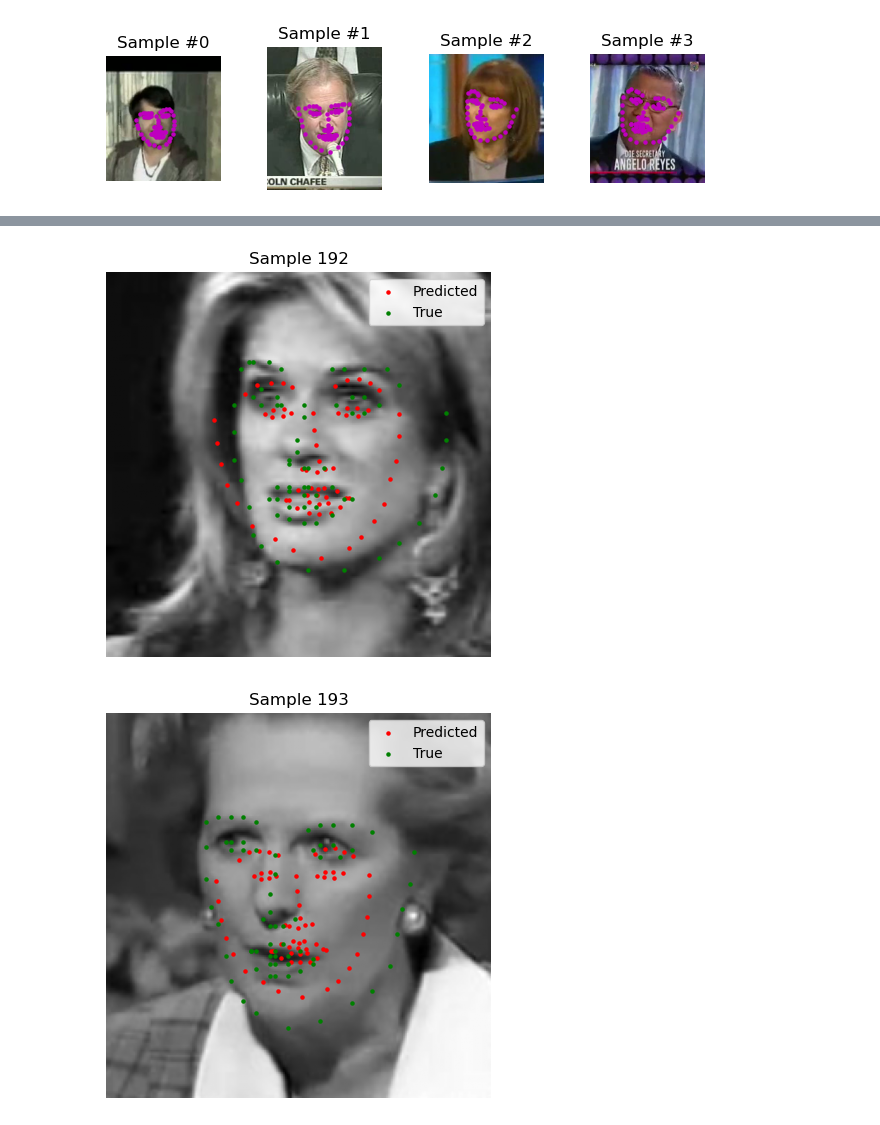
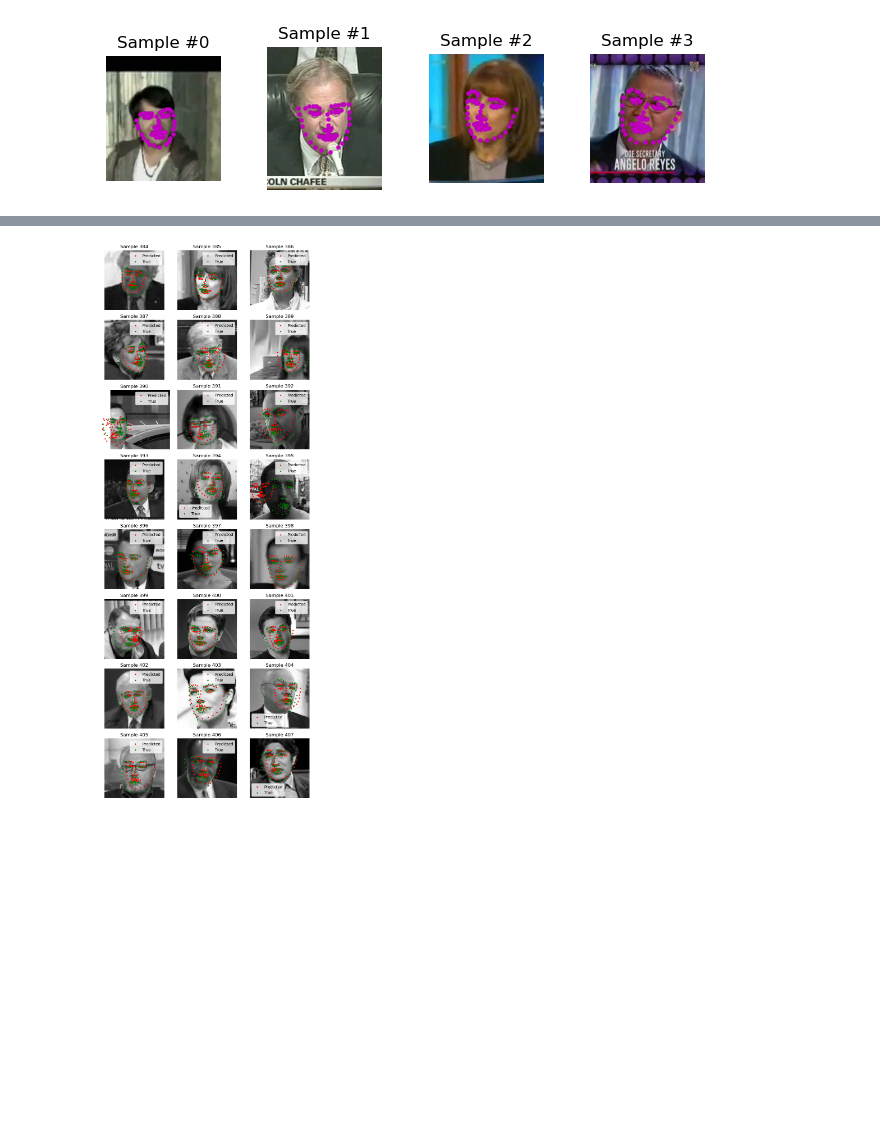
Before and after one commit to amoriqbal/FacialKeypointDetectionUdacity, a Jupyter notebook: resnet copy.ipynb, the cells around one changed output, grey strips where cells are left out. Cells and saved outputs as stored; diff of their text form; code cells hidden in the pictures; blank space fills up the shorter version.

Commit message:
test records | best facial model in resnet copy

```diff
--- a/resnet copy.ipynb
+++ b/resnet copy.ipynb
@@ -89,6 +89,6 @@ data_transform = v2.Compose([
 ])
 
 train_dataset = FacialKeypointsDataset(csv_file=train_metadata, transform=data_transform, dir=f'{root}/data/training/')
-test_dataset = FacialKeypointsDataset(csv_file=train_metadata, transform=data_transform, dir=f'{root}/data/test/')
-train_loader = DataLoader(train_dataset, batch_size=64, shuffle=True, num_workers=0)
-test_loader = DataLoader(test_dataset, batch_size=64, shuffle=False, num_workers=0)
+test_dataset = FacialKeypointsDataset(csv_file=test_metadata, transform=data_transform, dir=f'{root}/data/test/')
+train_loader = DataLoader(train_dataset, batch_size=128, shuffle=True, num_workers=0)
+test_loader = DataLoader(test_dataset, batch_size=128, shuffle=False, num_workers=0)
@@ -161,7 +160,7 @@ class L4Loss(nn.Module):
         return torch.mean((pred - target) ** 4)
 # %%
 optimizer = optim.AdamW(net.parameters(), lr=0.001)
-criterion = nn.L4Loss()
+criterion = nn.MSELoss()
 # %%
 def train_model(net, train_loader, criterion, optimizer, num_epochs=10):
     net.train()
@@ -181,6 +180,6 @@ def train_model(net, train_loader, criterion, optimizer, num_epochs=10):
         epoch_loss = running_loss / len(train_loader.dataset)
         print(f'Epoch {epoch+1}/{num_epochs}, Loss: {epoch_loss:.4f}')
 # %%
-epochs = 10
+epochs = 20
 train_model(net, train_loader, criterion, optimizer, num_epochs=epochs)
 # %% [output]
@@ -210,8 +209,9 @@ def visualize_output(net, data_loader):
         keypoints = sample['keypoints'].view(-1, 136).float()
         outputs = net(images)
         outputs = outputs.cpu().numpy()
-        for j in range(min(4, images.size(0))):
-            plt.figure(figsize=(5, 5))
+        plt.subplots(8, 3, figsize=(8, 20))
+        for j in range(min(24, images.size(0))):
+            plt.subplot(8, 3, j + 1)
             plt.imshow(sample['image'][j].cpu().numpy().squeeze(), cmap='gray')
             pred_keypts_x = outputs[j][0::2] * 42.7988386 + 98.49069732
             pred_keypts_y = outputs[j][1::2] * 42.71434865 + 110.45427668
@@ -222,9 +222,9 @@ def visualize_output(net, data_loader):
             plt.legend()
             plt.title(f'Sample {i*data_loader.batch_size + j}')
             plt.axis('off')
-            plt.show()
+    plt.tight_layout()
+    plt.show()
 # %%
-visualize_output(net, train_loader)
+visualize_output(net, test_loader)
 # %% [output]
-[figure, old version]
+[figure, new version]
-[figure, removed]
```
Also changed, not shown: parts of 5 cells of this notebook, 12 other files.
